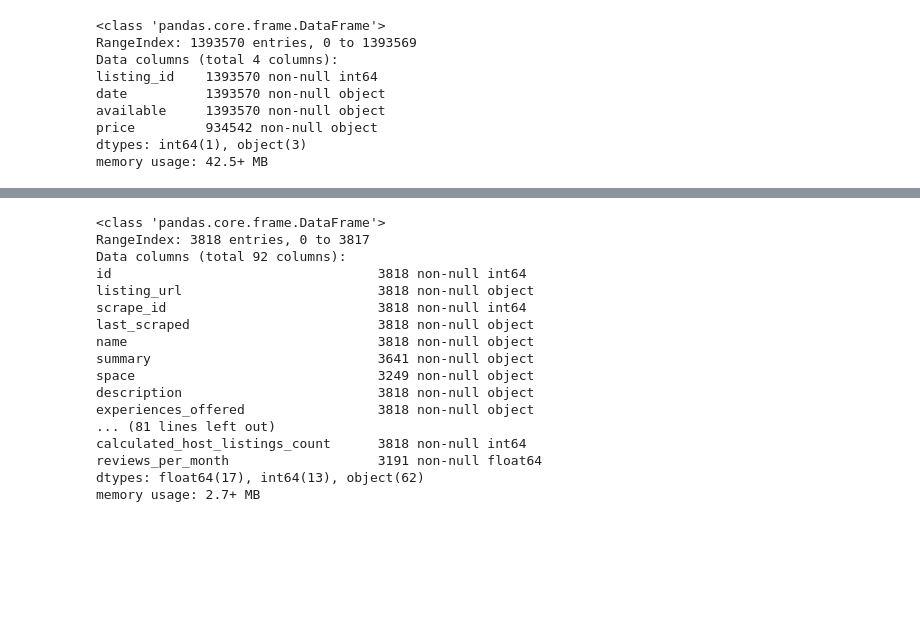
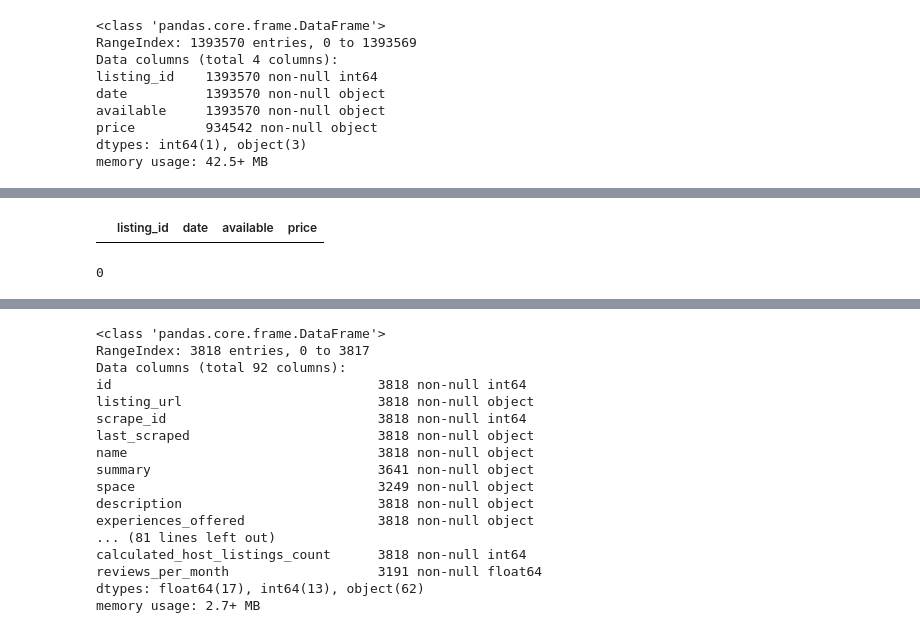
Before and after one commit to osama1991bokhari/Project4_Writing_Blog, a Jupyter notebook: Project 4 Writing a Data Scientist blog post.ipynb, the cells around one changed output, grey strips where cells are left out. Cells and saved outputs as stored; diff of their text form; code cells hidden in the pictures; blank space fills up the shorter version.

```diff
--- a/Project 4 Writing a Data Scientist blog post.ipynb
+++ b/Project 4 Writing a Data Scientist blog post.ipynb
@@ -78,0 +245,8 @@ memory usage: 42.5+ MB
+# %%
+calendar[calendar.price.isnull()].query('available == "t"')
+# %% [output]
+|  | listing_id | date | available | price |
+# %%
+(calendar.price == 0).sum()
+# %% [output]
+0
```
Also changed, not shown: parts of 20 cells of this notebook.
